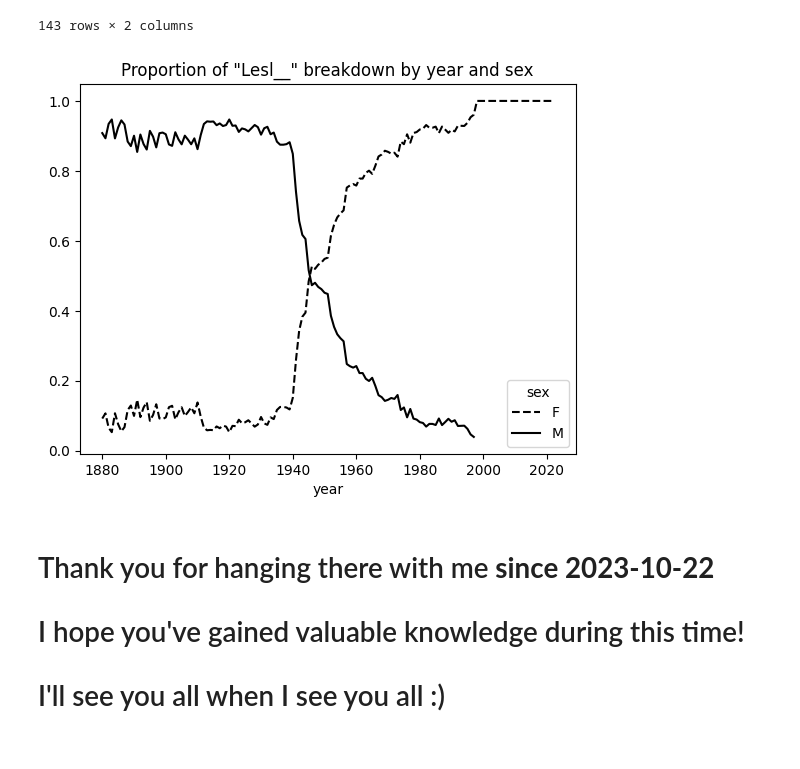
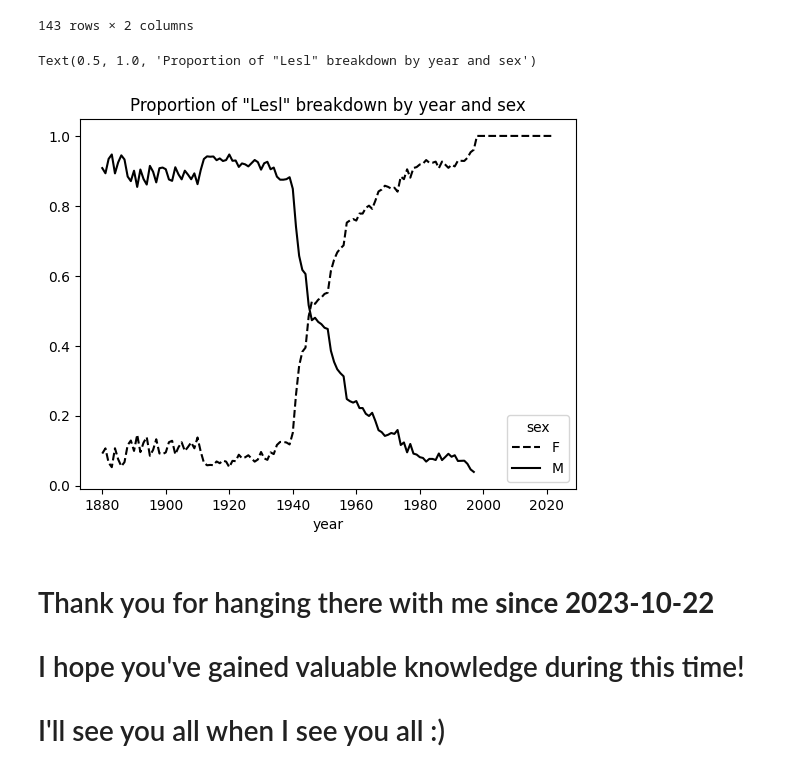
Before and after one commit to AzlinRusnan/STQD6014-Data-Science, a Jupyter notebook: Azlin_Week15_DataAnalysis_20240128_WC.ipynb, the cells around one changed output. Saved outputs shown, nothing was run; the diff lists cells and outputs as text; code cells hidden in the pictures.

```diff
--- a/Azlin_Week15_DataAnalysis_20240128_WC.ipynb
+++ b/Azlin_Week15_DataAnalysis_20240128_WC.ipynb
@@ -731,6 +745,8 @@ Read this [interesting article](https://www.pewresearch.org/short-reads/2022/08/
 def add_prop(group):
     group["prop"] = group["num_births"] / group["num_births"].sum()
     return group
+
+names = names.groupby(['year', 'sex'], group_keys=False).apply(add_prop)
 # %%
 # Display names DataFrame
 names
@@ -770,10 +787,11 @@ def get_top1000(group):
     return group.sort_values("num_births", ascending=False)[:1000]
 
 # Create intermediate file
-
+grouped = names.groupby(['year','sex'])
 
 # Get top 1000 data
-
+top1K = grouped.apply(get_top1000)
 
 # Display top1K content
+top1K
 # %% [output]
@@ -797,5 +812,7 @@ year sex
 # %%
 # Drop the group index
+top1K = top1K.reset_index(drop=True)
+top1K
 # %% [output]
 |  | name | sex | num_births | year | prop |
 | 0 | Mary | F | 7065 | 1880 | 0.077642 |
@@ -886,20 +899,29 @@ there appears to be increasing name diversity (decreasing total proportion in th
 2. One example is the name **Lesley or Leslie**.
 # %%
 # Extract unique names from top1000
-
+all_names = pd.Series(top1K['name'].unique())
 # Extract unique names contain "Lesl"
 
+lesley_like = all_names[all_names.str.contains('Lesl')]
 # Display lesley_like content
+lesley_like
 
-# Extract just lesley_like names
+# Extract just lesley_like names from top1K data
+filtered = top1K[top1K['name'].isin(lesley_like)]
 
 # Compute sum births grouped by name to see their relative frequencies
+filtered.groupby('name')['num_births'].sum()
 
 # aggregate by sex and year, and normalize within year
-
+# pivot_table -> to get summarise information based on your specific criteria
+tab = filtered.pivot_table('num_births', index = 'year',
+                           columns = 'sex', aggfunc = sum)
 # Display table content
+tab
 
 # Normalize within year
+tab = tab.div(tab.sum(axis = 1), axis = 'index')
+tab
 # %% [output]
 | sex | F | M |
 | year |  |  |
@@ -917,8 +939,11 @@ there appears to be increasing name diversity (decreasing total proportion in th
 143 rows × 2 columns
 # %%
 # line plot breakdown by sex over time for "Lesl__"
+ax = tab.plot(style = {'M' : 'k-', 'F': 'k--'})
+ax.set_title('Proportion of "Lesl" breakdown by year and sex')
 # %% [output]
+Text(0.5, 1.0, 'Proportion of "Lesl" breakdown by year and sex')
-[figure, old version]
+[figure, new version]
 # %% [markdown]
 # Thank you for hanging there with me **since 2023-10-22**
 
```
Also changed, not shown: parts of 14 cells of this notebook.
